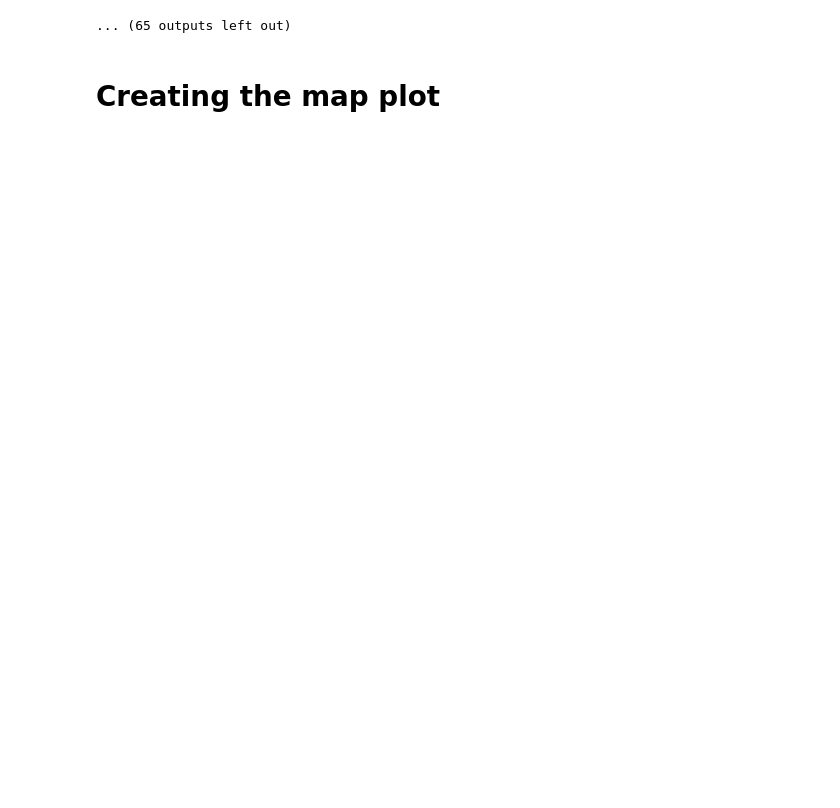
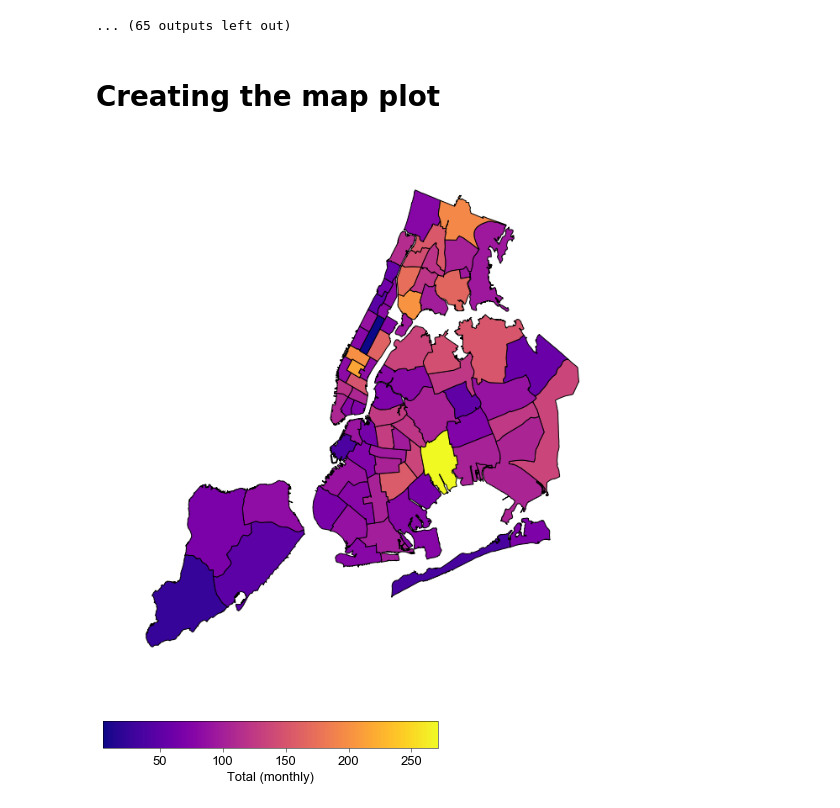
Before and after one commit to ricardozacarias/nyc-crime-ML, a Jupyter notebook: nyc-crime-forecasting.ipynb, the cells around one changed output. Saved outputs shown, nothing was run; the diff lists cells and outputs as text; code cells hidden in the pictures; blank space fills up the shorter version.

```diff
--- a/nyc-crime-forecasting.ipynb
+++ b/nyc-crime-forecasting.ipynb
@@ -297,24 +293,31 @@ output.to_csv('arima_results.csv')
 # Creating the map plot
 # %%
 # open arima results
-arima = pd.read_csv('arima_results.csv', index_col=0)
+arima = pd.read_csv('processed_csv/arima_results.csv', index_col=0)
 
 # calculate mean crimes forecasts
 rates = arima.groupby('precinct').agg(rates=('prediction','mean'))
 rates.sort_values(by='rates', ascending=False, inplace=True)
 
 # open shapefile
 pcints = geopandas.read_file(path + 'nypd_precincts.shp').to_crs(epsg=4326)
 
 # clean a variable dtypes
 pcints['pct'] = pcints['pct'].astype('int32')
 
 # create a new, clean GeoDataFrame
 clean_map = geopandas.GeoDataFrame()
 clean_map['precinct'] = pcints['pct'].unique()
 clean_map['geometry'] = [Polygon(max(pcints.loc[pcints['pct'] == pct, 'geometry'].unary_union, key=lambda a: a.area).exterior) if pcints.loc[pcints['pct'] == pct, 'geometry'].unary_union.geom_type == 'MultiPolygon' else Polygon(pcints.loc[pcints['pct'] == pct, 'geometry'].unary_union.exterior) for pct in clean_map.precinct]
 
 # merge ARIMA results into the map data
 clean_map = clean_map.merge(rates, on='precinct')
 
+# plot map
 choropleth(clean_map, save=False)
+
+# plot colorbar
+make_hcolorbar(clean_map['rates'], 'Total (monthly)', mpl.cm.get_cmap('plasma'), 'figures/precinct_heatmap_colorbar.png')
+# %% [output]
+[figure, added]
+[figure, added]
```
Also changed, not shown: parts of 6 cells of this notebook, 32 other files.
